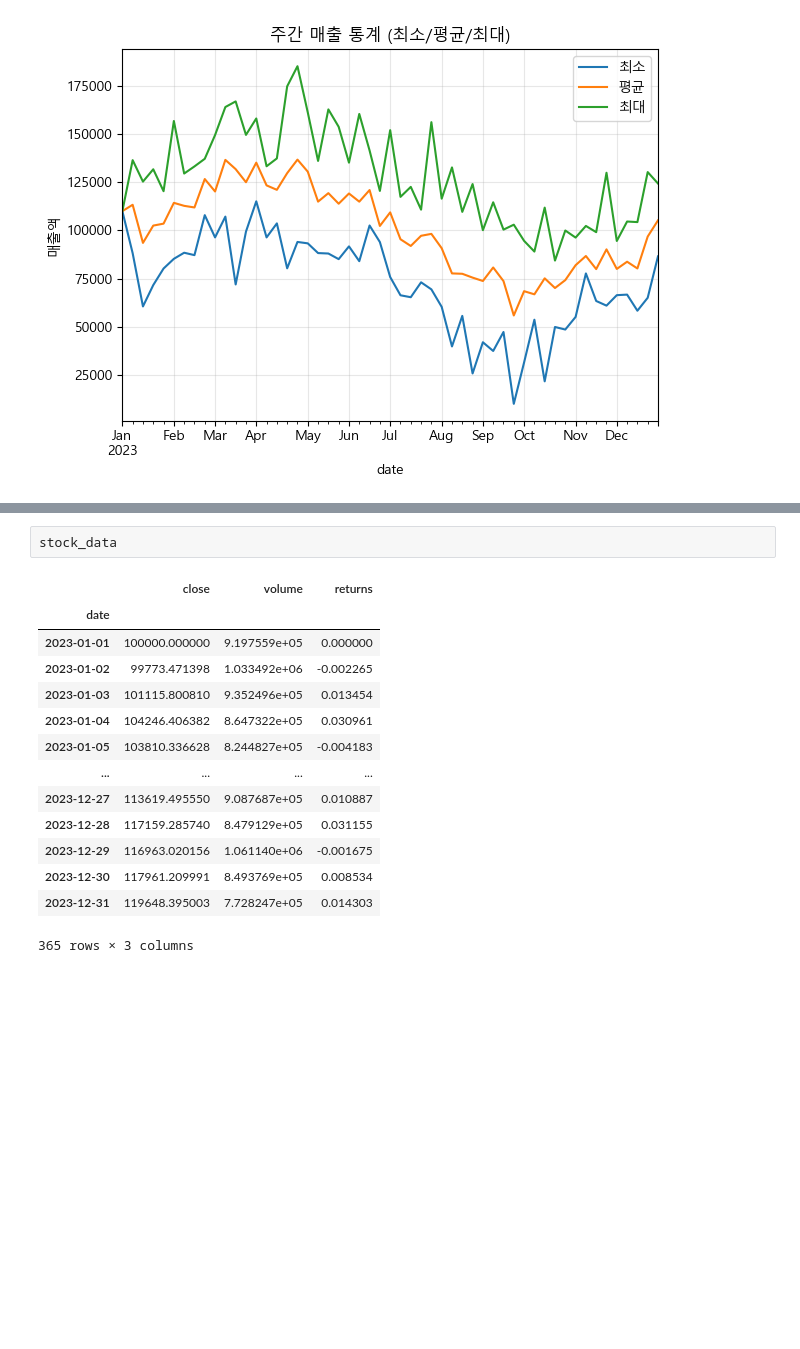
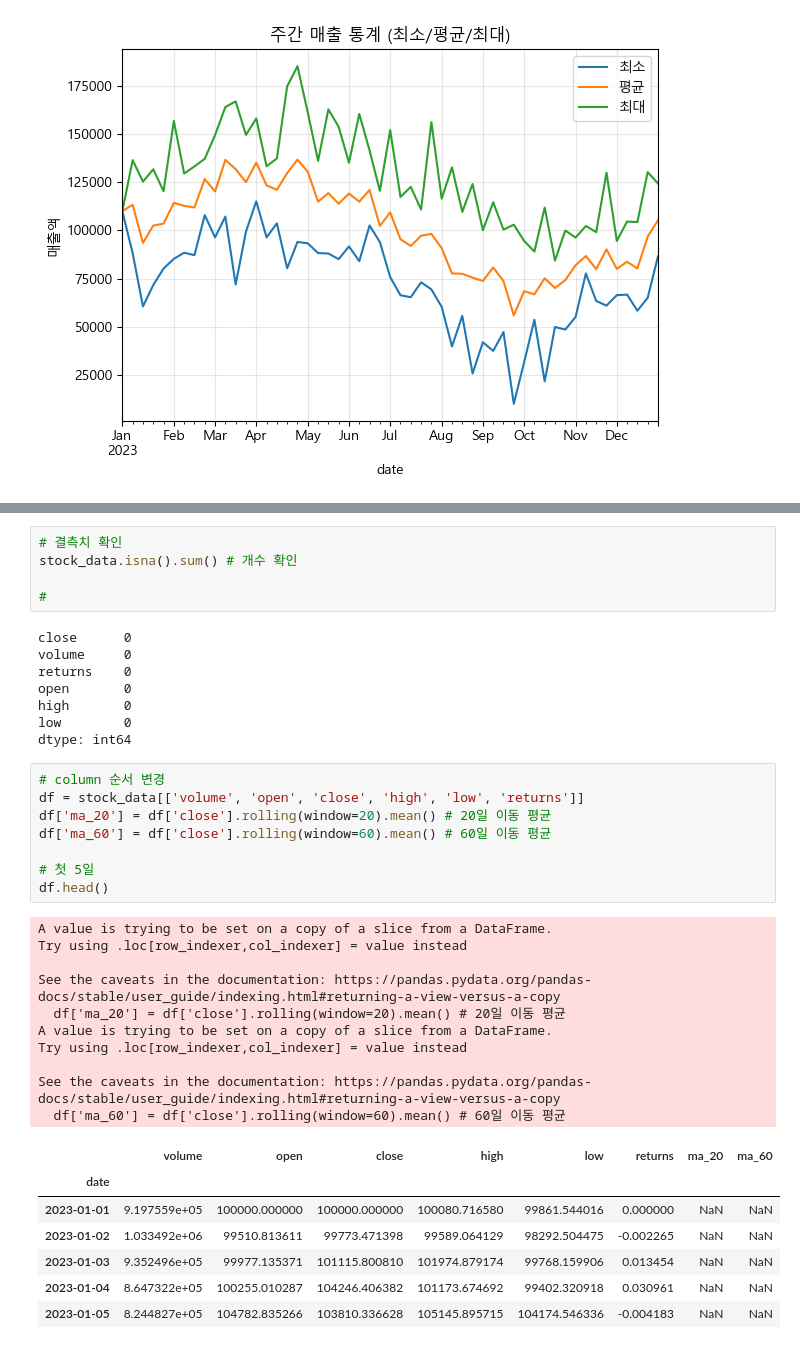
Before and after one commit to documents19/What-I-Learned-Today, a Jupyter notebook: data_analysis/02_pandas3.ipynb, the cells around one changed output, grey strips where cells are left out. Drawn from its saved outputs; the diff is of its cells as text; blank space fills up the shorter version.

```diff
--- a/data_analysis/02_pandas3.ipynb
+++ b/data_analysis/02_pandas3.ipynb
@@ -593,17 +622,39 @@ stock_data.set_index('date', inplace=True)
 # %%
-stock_data
+# 결측치 확인
+stock_data.isna().sum() # 개수 확인
+
+#
 # %% [output]
-|  | close | volume | returns |
-| date |  |  |  |
-| 2023-01-01 | 100000.000000 | 9.197559e+05 | 0.000000 |
-| 2023-01-02 | 99773.471398 | 1.033492e+06 | -0.002265 |
-| 2023-01-03 | 101115.800810 | 9.352496e+05 | 0.013454 |
-| 2023-01-04 | 104246.406382 | 8.647322e+05 | 0.030961 |
-| 2023-01-05 | 103810.336628 | 8.244827e+05 | -0.004183 |
-| ... | ... | ... | ... |
-| 2023-12-27 | 113619.495550 | 9.087687e+05 | 0.010887 |
-| 2023-12-28 | 117159.285740 | 8.479129e+05 | 0.031155 |
-| 2023-12-29 | 116963.020156 | 1.061140e+06 | -0.001675 |
-| 2023-12-30 | 117961.209991 | 8.493769e+05 | 0.008534 |
-| 2023-12-31 | 119648.395003 | 7.728247e+05 | 0.014303 |
-365 rows × 3 columns
+close      0
+volume     0
+returns    0
+open       0
+high       0
+low        0
+dtype: int64
+# %%
+# column 순서 변경
+df = stock_data[['volume', 'open', 'close', 'high', 'low', 'returns']]
+df['ma_20'] = df['close'].rolling(window=20).mean() # 20일 이동 평균
+df['ma_60'] = df['close'].rolling(window=60).mean() # 60일 이동 평균
+
+# 첫 5일
+df.head()
+# %% [output]
+A value is trying to be set on a copy of a slice from a DataFrame.
+Try using .loc[row_indexer,col_indexer] = value instead
+
+See the caveats in the documentation: https://pandas.pydata.org/pandas-docs/stable/user_guide/indexing.html#returning-a-view-versus-a-copy
+  df['ma_20'] = df['close'].rolling(window=20).mean() # 20일 이동 평균
+A value is trying to be set on a copy of a slice from a DataFrame.
+Try using .loc[row_indexer,col_indexer] = value instead
+
+See the caveats in the documentation: https://pandas.pydata.org/pandas-docs/stable/user_guide/indexing.html#returning-a-view-versus-a-copy
+  df['ma_60'] = df['close'].rolling(window=60).mean() # 60일 이동 평균
+|  | volume | open | close | high | low | returns | ma_20 | ma_60 |
+| date |  |  |  |  |  |  |  |  |
+| 2023-01-01 | 9.197559e+05 | 100000.000000 | 100000.000000 | 100080.716580 | 99861.544016 | 0.000000 | NaN | NaN |
+| 2023-01-02 | 1.033492e+06 | 99510.813611 | 99773.471398 | 99589.064129 | 98292.504475 | -0.002265 | NaN | NaN |
+| 2023-01-03 | 9.352496e+05 | 99977.135371 | 101115.800810 | 101974.879174 | 99768.159906 | 0.013454 | NaN | NaN |
+| 2023-01-04 | 8.647322e+05 | 100255.010287 | 104246.406382 | 101173.674692 | 99402.320918 | 0.030961 | NaN | NaN |
+| 2023-01-05 | 8.244827e+05 | 104782.835266 | 103810.336628 | 105145.895715 | 104174.546336 | -0.004183 | NaN | NaN |
```
Also changed, not shown: parts of 7 cells of this notebook, 1 other file.
